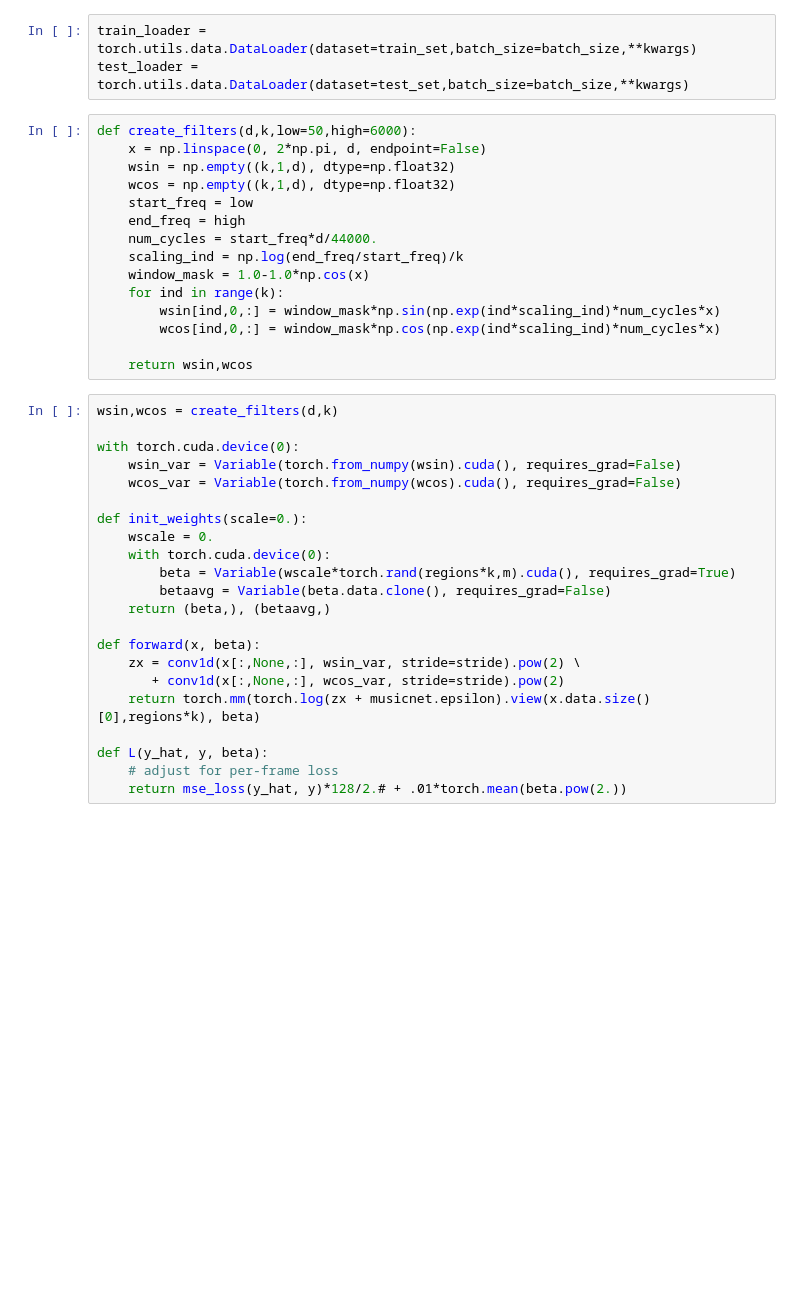
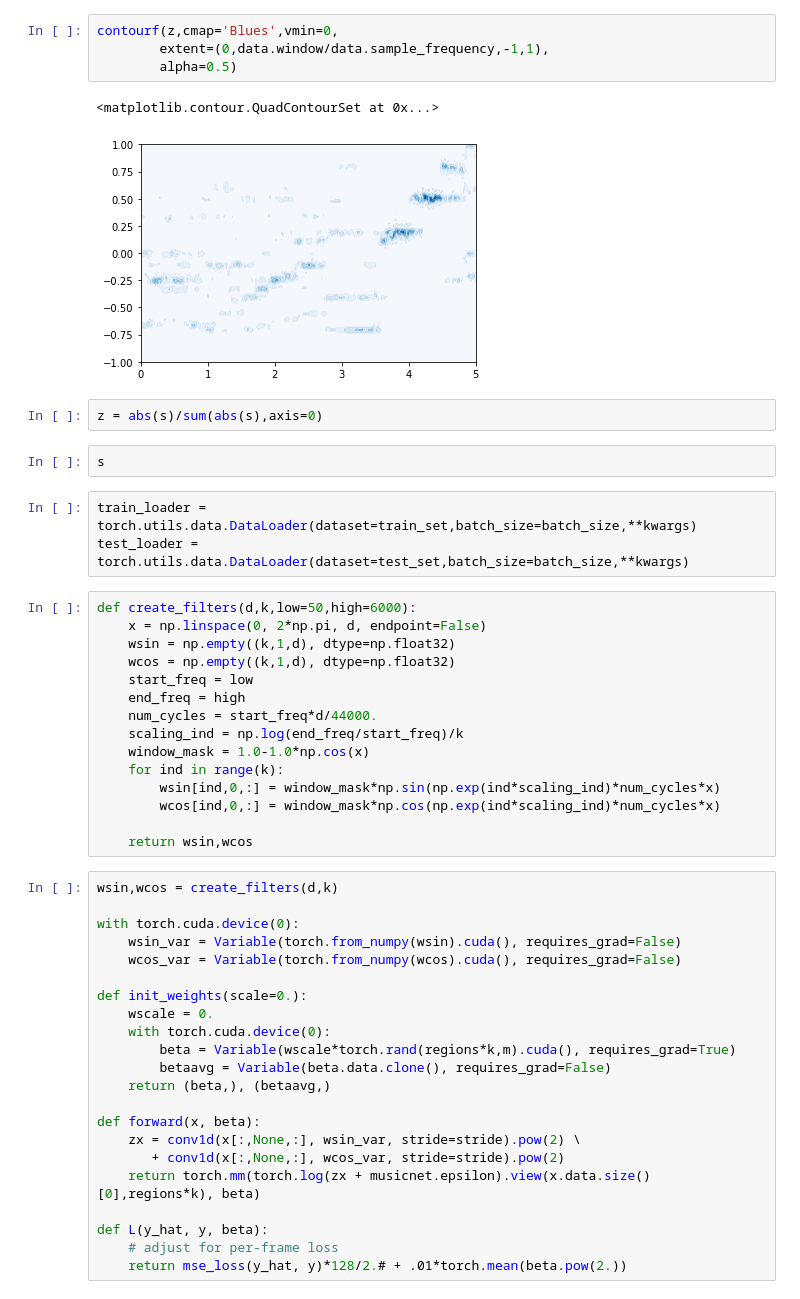
Before and after one commit to gszep/sound-detection, a Jupyter notebook: musicnet_functional.ipynb, the cells around one changed output. Saved outputs shown, nothing was run; the diff lists cells and outputs as text; blank space fills up the shorter version.

```diff
--- a/musicnet_functional.ipynb
+++ b/musicnet_functional.ipynb
@@ -103,3 +59,14 @@ Audio(X,rate=fs)
+# %%
+contourf(z,cmap='Blues',vmin=0,
+        extent=(0,data.window/data.sample_frequency,-1,1),
+        alpha=0.5)
+# %% [output]
+<matplotlib.contour.QuadContourSet at 0x...>
+[figure, added]
+# %%
+z = abs(s)/sum(abs(s),axis=0)
+# %%
+s
 # %%
 train_loader = torch.utils.data.DataLoader(dataset=train_set,batch_size=batch_size,**kwargs)
 test_loader = torch.utils.data.DataLoader(dataset=test_set,batch_size=batch_size,**kwargs)
```
Also changed, not shown: parts of 8 cells of this notebook, 11 other files.
